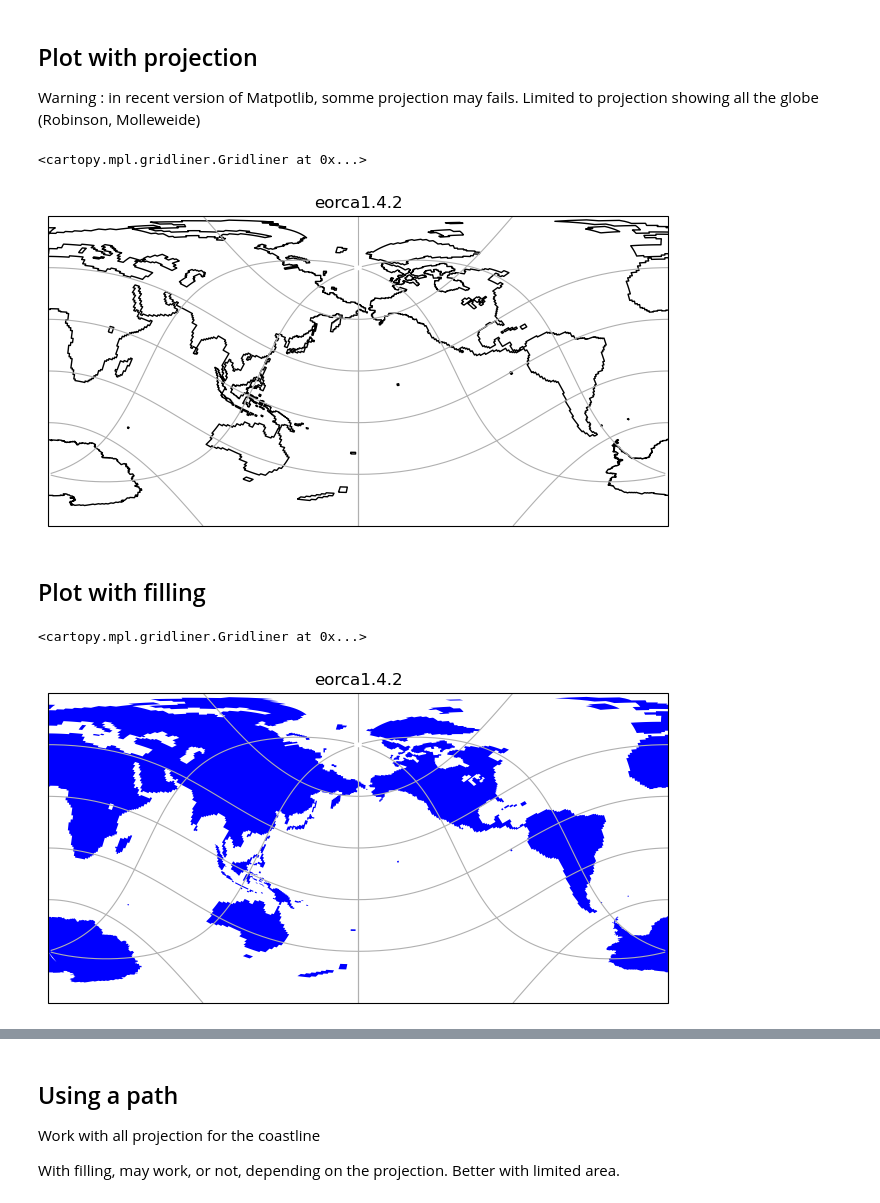
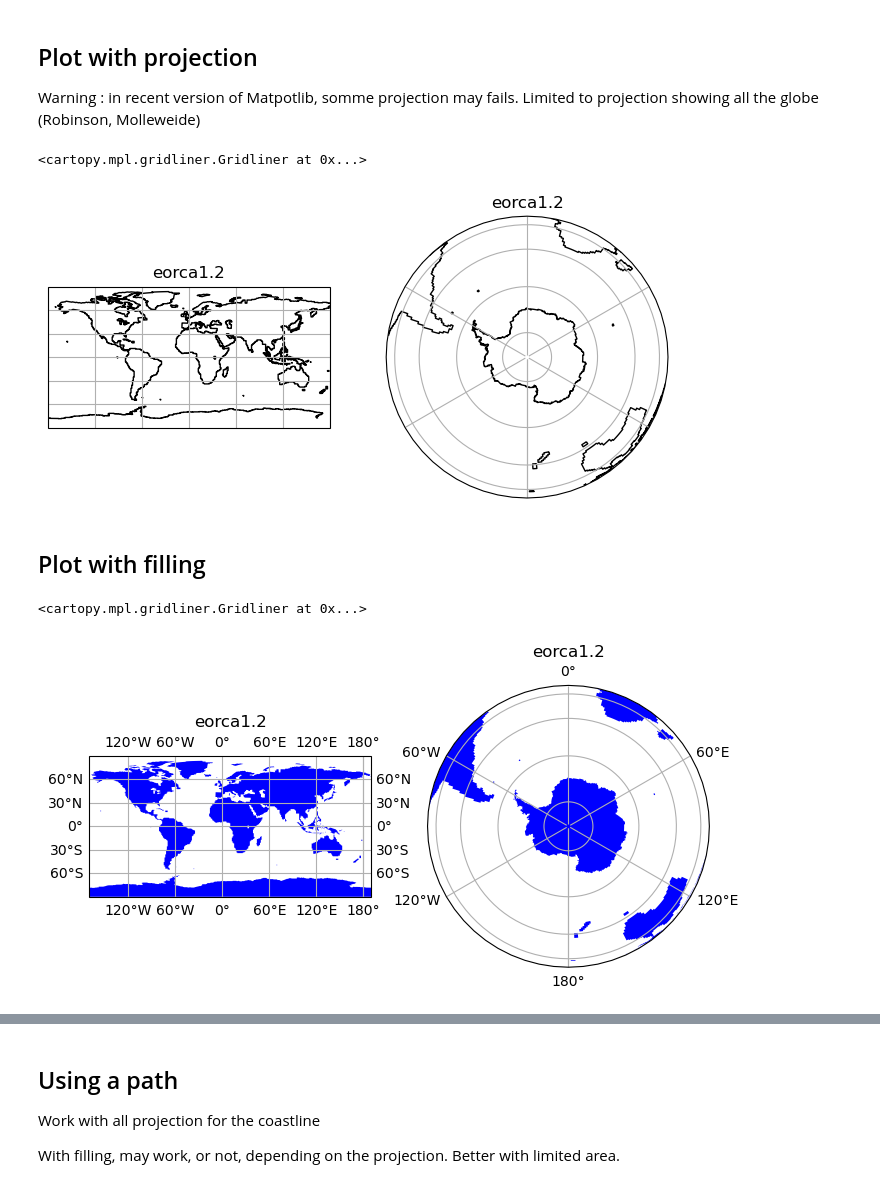
Before and after one commit to oliviermarti/IPSLCM-Utilities, a Jupyter notebook: CoastLine.ipynb, the cells around one changed output, grey strips where cells are left out. Drawn from its saved outputs; the diff is of its cells as text; code cells hidden in the pictures.

```diff
--- a/CoastLine.ipynb
+++ b/CoastLine.ipynb
@@ -41,11 +41,11 @@ f_Mask=None ; f_Mesh=None ; f_Coord=None
 #cfg_name =  Model = 'orca2.3'
 #domain = nemo.Domain (cfg_name=cfg_name)
 
-#f_Mask  = '/Users/marti/GRAF/DATA/eORCA1.2_mesh_mask.nc'
-#f_Coord = '/Users/marti/GRAF/DATA/eORCA1.2_coordinates_mask.nc'
-#f_Mesh  = '/Users/marti/GRAF/DATA/eORCA1.2_mesh_mask.nc'
-#cfg_name = 'eorca1.2'
-#domain = nemo.Domain (cfg_name=cfg_name)
+f_Mask  = '/Users/marti/GRAF/DATA/eORCA1.2_mesh_mask.nc'
+f_Coord = '/Users/marti/GRAF/DATA/eORCA1.2_coordinates_mask.nc'
+f_Mesh  = '/Users/marti/GRAF/DATA/eORCA1.2_mesh_mask.nc'
+cfg_name = 'eorca1.2'
+domain = nemo.Domain (cfg_name=cfg_name)
 
 #f_Mask  = '/Users/marti/GRAF/DATA/eORCA1.2_mesh_mask.nc'
 #f_Coord = '/Users/marti/GRAF/DATA/eORCA1.2_coordinates_mask.nc'
@@ -77,10 +77,10 @@ f_Mask=None ; f_Mesh=None ; f_Coord=None
 #cfg_name='orca2_deepmip'
 #domain = nemo.Domain (cfg_name=cfg_name, Iperio=True, Jperio=True, NFold=True, NFtype='F', Halo=False)
 
-f_Mask  = '/Users/marti/GRAF/DATA/eORCA1.4.2_ClosedSeasNew_ModifStraits_mesh_mask.nc'
-f_Coord = '/Users/marti/GRAF/DATA/eORCA1.4.2_ClosedSeasNew_ModifStraits_domain_cfg.nc'
-cfg_name ='eorca1.4.2'
-domain = nemo.Domain (cfg_name=cfg_name)
+#f_Mask  = '/Users/marti/GRAF/DATA/eORCA1.4.2_ClosedSeasNew_ModifStraits_mesh_mask.nc'
+#f_Coord = '/Users/marti/GRAF/DATA/eORCA1.4.2_ClosedSeasNew_ModifStraits_domain_cfg.nc'
+#cfg_name ='eorca1.4.2'
+#domain = nemo.Domain (cfg_name=cfg_name)
 # %%
 domain
 # %% [output]
@@ -521,8 +544,11 @@ def create_json (corners:List, holes:List|None, feat='Polygon', file_json=None)
 
     return coast_shp
 
-coast_shp = create_json (corners=corners_coast, holes=None      , feat='Line'   , file_json=f'{cfg_name}_coastline.json' )
+corners_sea.reverse()
+
+coast_shp = create_json (corners=corners_coast, holes=None      , feat='Line'   , file_json=f'{cfg_name}_coast.json' )
 land_shp  = create_json (corners=corners_land , holes=holes_land, feat='Polygon', file_json=f'{cfg_name}_land.json'      )
+sea_shp   = create_json (corners=corners_sea  , holes=None , feat='Polygon', file_json=f'{cfg_name}_sea.json'       )
 # %% [markdown]
 ## Build cartopy feature
 # %%
@@ -531,9 +558,11 @@ land_poly  = cartopy.feature.ShapelyFeature (land_shp , ccrs.PlateCarree (), fac
 # %%
 CenLon = 0.0
 
+ProjIn=ccrs.PlateCarree()
+
 #ProjPlot=ccrs.PlateCarree(central_longitude=CenLon)
-ProjPlot=ccrs.Robinson(central_longitude=CenLon)
-#ProjPlot=ccrs.Orthographic(central_longitude=CenLon, central_latitude=-90)
+#ProjPlot=ccrs.Robinson(central_longitude=CenLon)
+ProjPlot=ccrs.Orthographic(central_longitude=CenLon, central_latitude=-90)
 #ProjPlot=ccrs.Stereographic             (central_longitude=CenLon, central_latitude=90)
 #ProjPlot=ccrs.AzimuthalEquidistant      (central_longitude=CenLon)
 #ProjPlot=ccrs.InterruptedGoodeHomolosine(central_longitude=CenLon)
@@ -546,7 +575,7 @@ ProjPlot=ccrs.Robinson(central_longitude=CenLon)
 #ProjPlot=ccrs.Orthographic              (central_longitude=CenLon, central_latitude=90)
 #ProjPlot=ccrs.EckertVI                  (central_longitude=CenLon)
 #ProjPlot=ccrs.EquidistantConic          (central_longitude=CenLon)
-ProjPlot=ccrs.RotatedPole      (pole_longitude=CenLon, pole_latitude=60.0, central_rotated_longitude=CenLon)
+#ProjPlot=ccrs.RotatedPole      (pole_longitude=CenLon, pole_latitude=60.0, central_rotated_longitude=CenLon)
 #ProjPlot=ccrs.RotatedPole      (pole_longitude=CenLon, pole_latitude= 0.0, central_rotated_longitude=CenLon)
 # %% [markdown]
 ## Plot with projection
@@ -555,30 +584,35 @@ Warning : in recent version of Matpotlib, somme projection may fails. Limited to
 # %%
 fig = plt.figure(figsize=(8,8))
 
-ax = fig.add_subplot (111, projection=ProjPlot)
-
+ax = fig.add_subplot (121, projection=ProjIn)
 ax.set_title (cfg_name)
 ax.add_feature (coast_poly, facecolor='none')
 ax.gridlines  ()
+
+ax = fig.add_subplot (122, projection=ProjPlot)
+ax.set_title (cfg_name)
+ax.add_feature (coast_poly, facecolor='none')
+ax.gridlines  ()
 # %% [output]
 <cartopy.mpl.gridliner.Gridliner at 0x...>
-[figure, old version]
+[figure, new version]
 # %% [markdown]
 ## Plot with filling
 # %%
 fig = plt.figure(figsize=(8,8))
 ProjIn = ccrs.PlateCarree ()
 
-ax = fig.add_subplot (111, projection=ProjPlot)
+ax = fig.add_subplot (121, projection=ccrs.PlateCarree(central_longitude=10))
 
 ax.set_title (cfg_name)
 ax.add_feature (land_poly, facecolor='blue')
-ax.gridlines  ()
+ax.gridlines  (draw_labels=True)
 
-#for nn in np.arange (np.max(list_land)) :
-#    xlon = np.mean (list_lon[np.where(list_land==nn)])
-#    ylat = np.mean (list_lat[np.where(list_land==nn)])
-#    ax.annotate (str(nn), xy=[xlon,ylat], xycoords=ProjIn._as_mpl_transform(ax), fontsize='large', ha='center', va='center')
+
+ax = fig.add_subplot (122, projection=ProjPlot)
+ax.set_title (cfg_name)
+ax.add_feature (land_poly, facecolor='blue')
+ax.gridlines  (draw_labels=True)
 # %% [output]
 <cartopy.mpl.gridliner.Gridliner at 0x...>
-[figure, old version]
+[figure, new version]
```
Also changed, not shown: parts of 19 cells of this notebook, 13 other files.
